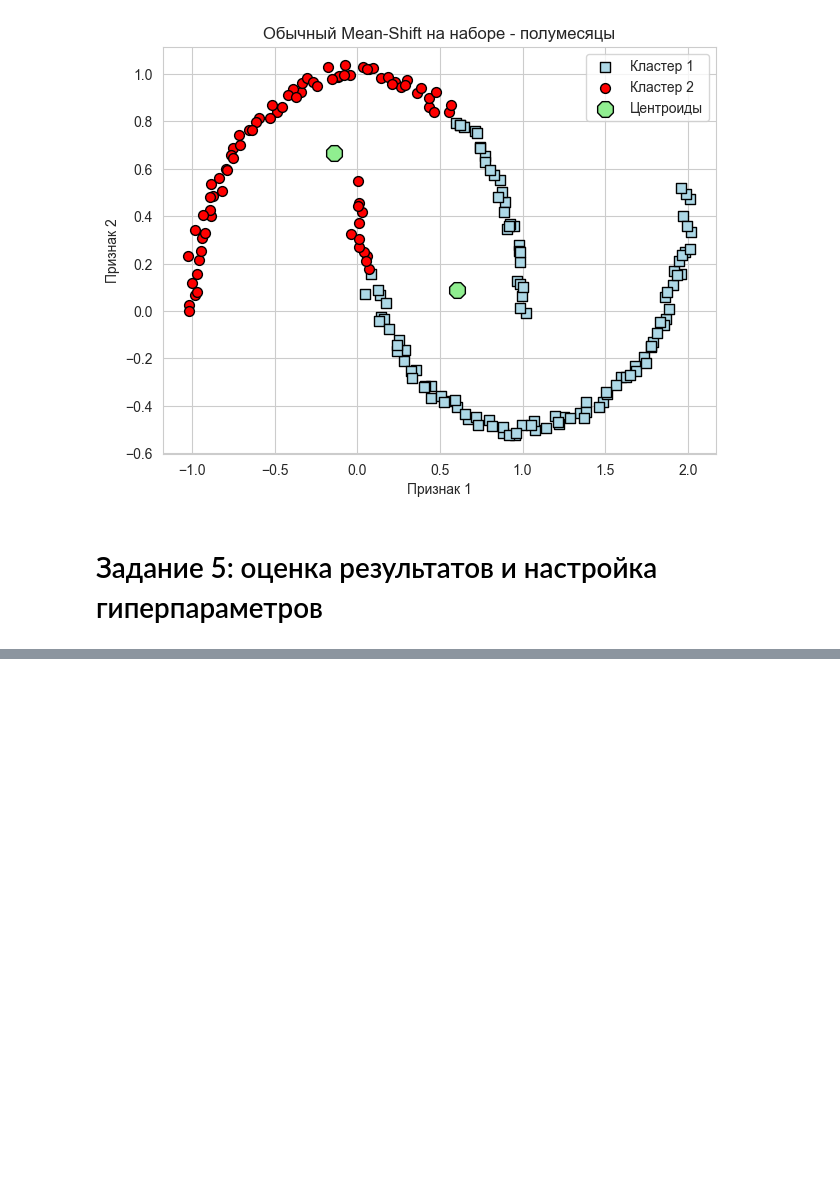
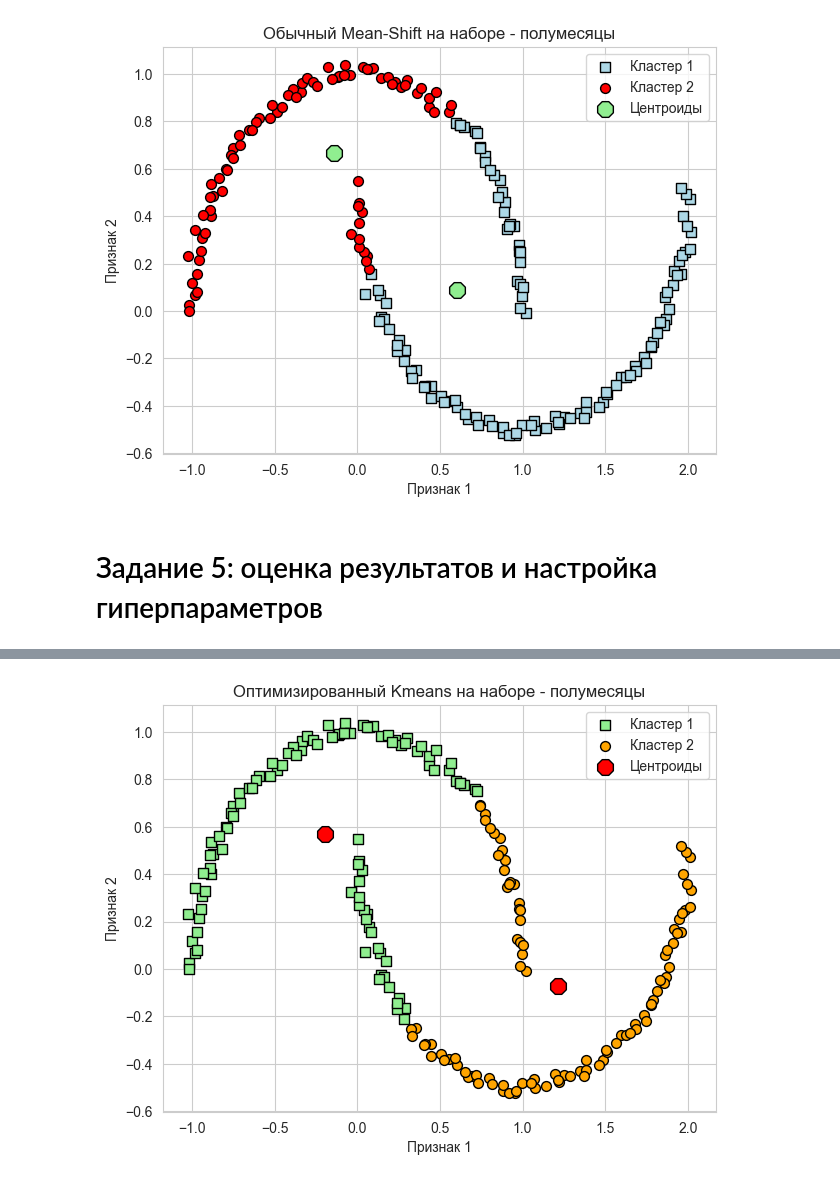
Before and after one commit to Safuanov888/Unsupervised_learning_VUZ, a Jupyter notebook: Models.ipynb, the cells around one changed output, grey strips where cells are left out. Cells and saved outputs as stored; diff of their text form; code cells hidden in the pictures; blank space fills up the shorter version.

```diff
--- a/Models.ipynb
+++ b/Models.ipynb
@@ -238,0 +307,27 @@ plt.title('Обычный Mean-Shift на наборе - полумесяцы');
+# %%
+kmeans_moons = KMeans(n_clusters=2, random_state=42)
+preds = kmeans_moons.fit_predict(X1)
+
+plt.scatter(X1[preds == 0, 0],
+            X1[preds == 0, 1],
+            s=50, c='lightgreen',
+            marker='s', edgecolor='black',
+            label='Кластер 1')
+plt.scatter(X1[preds == 1, 0],
+            X1[preds == 1, 1],
+            s=50, c='orange',
+            marker='o', edgecolor='black',
+            label='Кластер 2')
+plt.scatter(kmeans_moons.cluster_centers_[:, 0],
+            kmeans_moons.cluster_centers_[:, 1],
+            s=150, marker='8',
+            c='red', edgecolor='black',
+            label='Центроиды')
+
+plt.xlabel('Признак 1')
+plt.ylabel('Признак 2')
+plt.legend()
+plt.tight_layout()
+plt.title('Оптимизированный Kmeans на наборе - полумесяцы');
+# %% [output]
+[figure, added]
```
Also changed, not shown: parts of 9 cells of this notebook.
